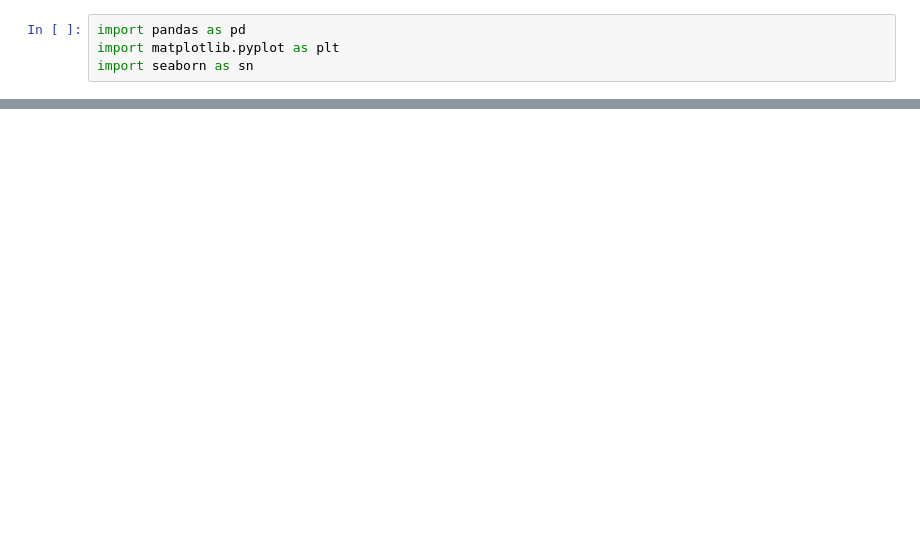
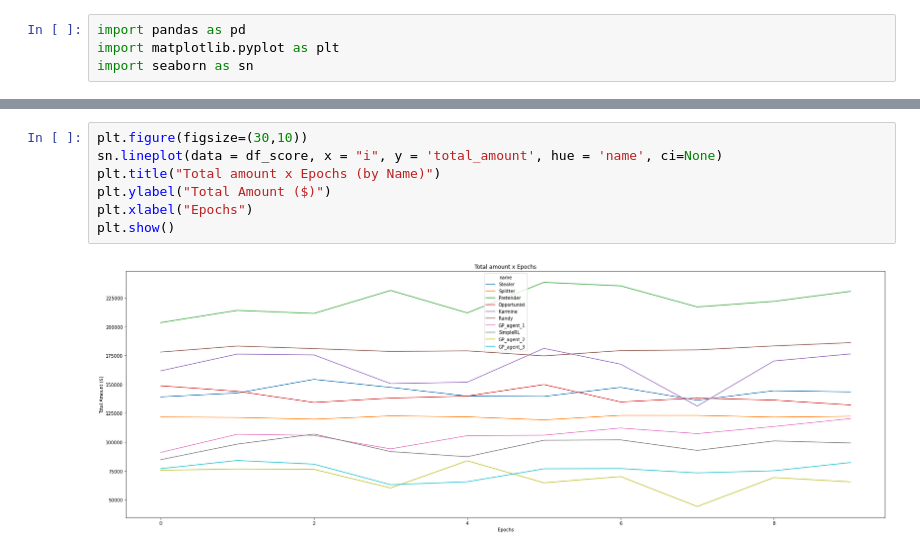
Before and after one commit to DMCDavi/reinforcement_learning_split_steal, a Jupyter notebook: graficos.ipynb, the cells around one changed output, grey strips where cells are left out. Saved outputs shown, nothing was run; the diff lists cells and outputs as text; blank space fills up the shorter version.

```diff
--- a/graficos.ipynb
+++ b/graficos.ipynb
@@ -28,0 +44,9 @@ ax.grid()
+# %%
+plt.figure(figsize=(30,10))
+sn.lineplot(data = df_score, x = "i", y = 'total_amount', hue = 'name', ci=None)
+plt.title("Total amount x Epochs (by Name)")
+plt.ylabel("Total Amount ($)")
+plt.xlabel("Epochs")
+plt.show()
+# %% [output]
+[figure, added]
```
Also changed, not shown: parts of 17 cells of this notebook, 30 other files.
